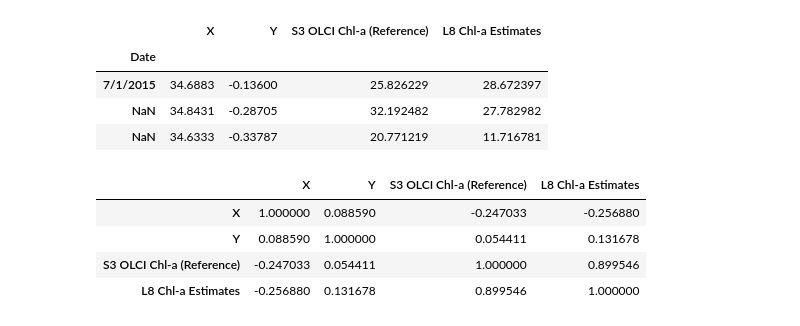
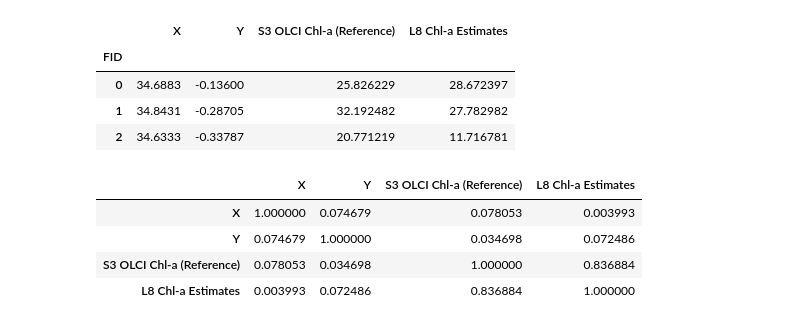
Before and after one commit to OkomoJacob/FinalYearProject, a Jupyter notebook: ModelsAlgorithmsCodes/6.Accurcay Assesment/Chl-a/correlationChlA.ipynb, the cells around one changed output. Saved outputs shown, nothing was run; the diff lists cells and outputs as text; code cells hidden in the pictures.

Commit message:
:fire: Keeping it up to date :hammer:

```diff
--- a/ModelsAlgorithmsCodes/6.Accurcay Assesment/Chl-a/correlationChlA.ipynb
+++ b/ModelsAlgorithmsCodes/6.Accurcay Assesment/Chl-a/correlationChlA.ipynb
@@ -7,25 +7,25 @@ style.use('seaborn-whitegrid')
 import pandas as pd
 import numpy as np
 # %%
-data = pd.read_csv('D:/STUDY/4.GIS/G I S 4.2/0.Project/ModelsAlgorithmsCodes/6.Accurcay Assesment/Chl-a/Correlation2019.csv', index_col = 0)
+data = pd.read_csv('D:/STUDY/4.GIS/G I S 4.2/0.Project/ModelsAlgorithmsCodes/6.Accurcay Assesment/Chl-a/Correlation2015.csv', index_col = 0)
 data.shape
 data.dropna(inplace = True)
 data.head(3)
 # %% [output]
 |  | X | Y | S3 OLCI Chl-a (Reference) | L8 Chl-a Estimates |
-| Date |  |  |  |  |
-| 7/1/2015 | 34.6883 | -0.13600 | 25.826229 | 28.672397 |
-| NaN | 34.8431 | -0.28705 | 32.192482 | 27.782982 |
-| NaN | 34.6333 | -0.33787 | 20.771219 | 11.716781 |
+| FID |  |  |  |  |
+| 0 | 34.6883 | -0.13600 | 25.826229 | 28.672397 |
+| 1 | 34.8431 | -0.28705 | 32.192482 | 27.782982 |
+| 2 | 34.6333 | -0.33787 | 20.771219 | 11.716781 |
 # %%
 # Correlation Co-efficient
 data.corr()
 # %% [output]
 |  | X | Y | S3 OLCI Chl-a (Reference) | L8 Chl-a Estimates |
-| X | 1.000000 | 0.088590 | -0.247033 | -0.256880 |
-| Y | 0.088590 | 1.000000 | 0.054411 | 0.131678 |
-| S3 OLCI Chl-a (Reference) | -0.247033 | 0.054411 | 1.000000 | 0.899546 |
-| L8 Chl-a Estimates | -0.256880 | 0.131678 | 0.899546 | 1.000000 |
+| X | 1.000000 | 0.074679 | 0.078053 | 0.003993 |
+| Y | 0.074679 | 1.000000 | 0.034698 | 0.072486 |
+| S3 OLCI Chl-a (Reference) | 0.078053 | 0.034698 | 1.000000 | 0.836884 |
+| L8 Chl-a Estimates | 0.003993 | 0.072486 | 0.836884 | 1.000000 |
 # %%
 data.plot(kind='scatter', x = "L8 Chl-a Estimates", y="S3 OLCI Chl-a (Reference)")
 plt.show()
```
Also changed, not shown: parts of 7 cells of this notebook.
